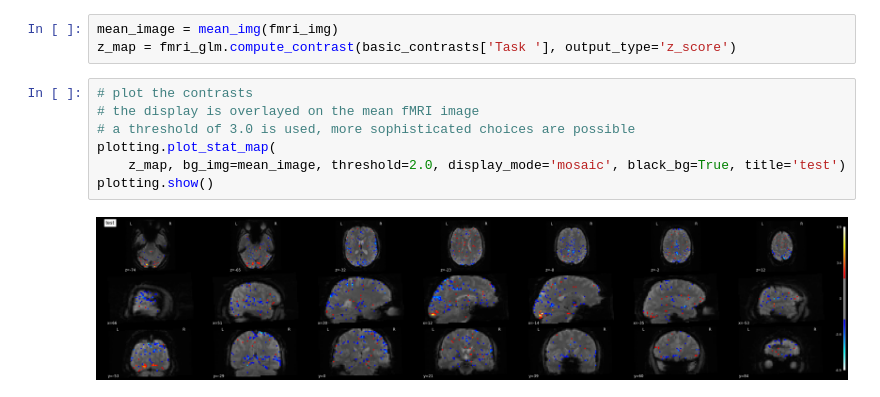
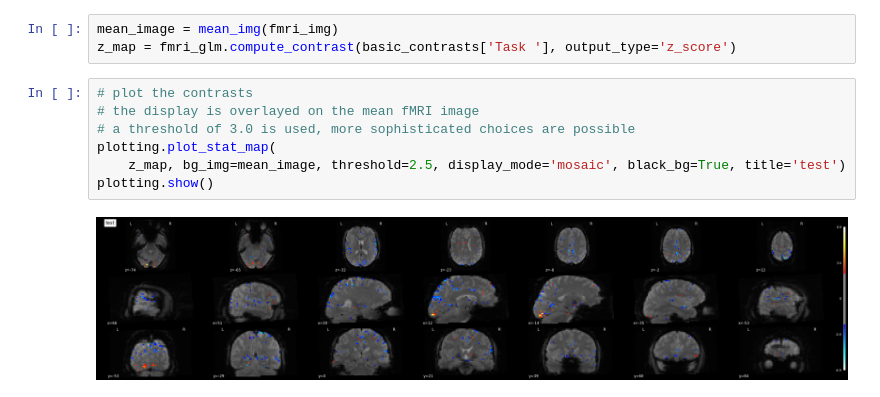
Before and after one commit to brunodireito/MVPA-speech_project, a Jupyter notebook: MVPA-project-admin/project_main.ipynb, the cells around one changed output. Saved outputs shown, nothing was run; the diff lists cells and outputs as text.

```diff
--- a/MVPA-project-admin/project_main.ipynb
+++ b/MVPA-project-admin/project_main.ipynb
@@ -108,9 +108,9 @@ z_map = fmri_glm.compute_contrast(basic_contrasts['Task '], output_type='z_score
 # %%
 # plot the contrasts
 # the display is overlayed on the mean fMRI image
 # a threshold of 3.0 is used, more sophisticated choices are possible
 plotting.plot_stat_map(
-    z_map, bg_img=mean_image, threshold=2.0, display_mode='mosaic', black_bg=True, title='test')
+    z_map, bg_img=mean_image, threshold=2.5, display_mode='mosaic', black_bg=True, title='test')
 plotting.show()
 # %% [output]
-[figure, old version]
+[figure, new version]
```
Also changed, not shown: parts of 1 cell of this notebook.
